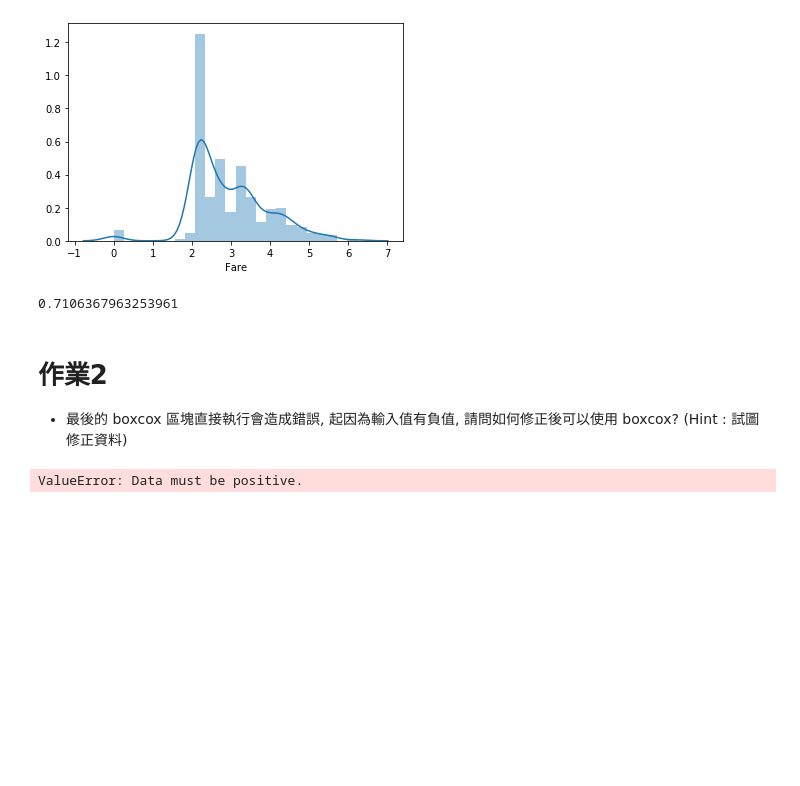
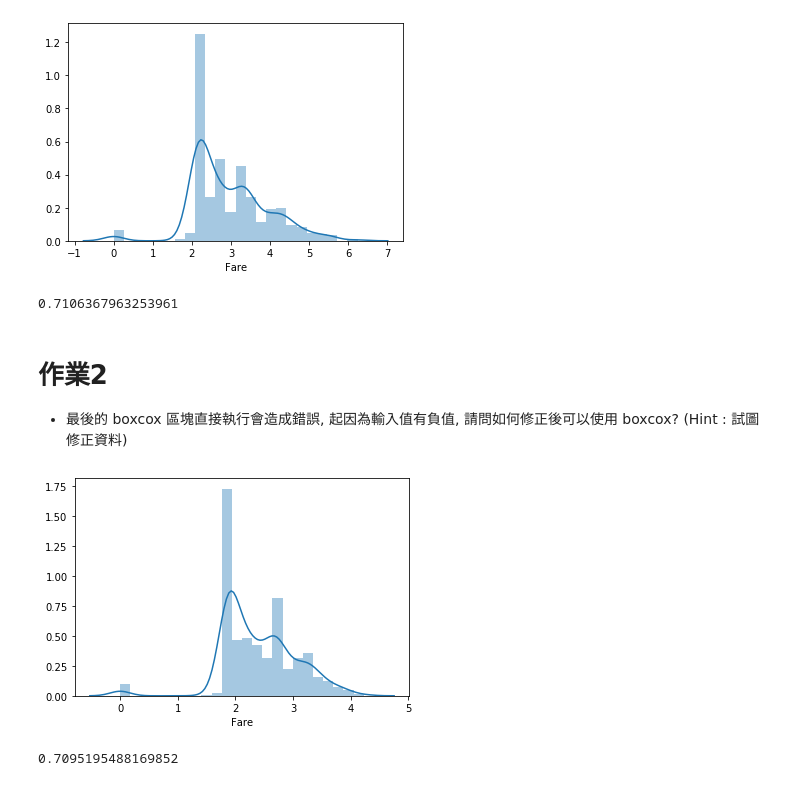
Before and after one commit to reyna168/ML100Days, a Jupyter notebook: Day_023_HW.ipynb, the cells around one changed output. Cells and saved outputs as stored; diff of their text form; code cells hidden in the pictures; blank space fills up the shorter version.

```diff
--- a/Day_023_HW.ipynb
+++ b/Day_023_HW.ipynb
@@ -98,17 +98,19 @@ cross_val_score(estimator, train_X, train_Y, cv=5).mean()
 # %%
 # 將 Fare 取 boxcox 後, 看散佈圖, 並計算分數 (執行會有 error, 請試圖修正)
 from scipy import stats
 df_fixed = copy.deepcopy(df)
 """
 Your Code Here, fix the error
 """
+df_fixed['Fare'] = df_fixed['Fare'] + 1
 df_fixed['Fare'] = stats.boxcox(df_fixed['Fare'])[0]
 sns.distplot(df_fixed['Fare'][:train_num])
 plt.show()
 
 df_fixed = MMEncoder.fit_transform(df_fixed)
 train_X = df_fixed[:train_num]
 estimator = LogisticRegression()
 cross_val_score(estimator, train_X, train_Y, cv=5).mean()
 # %% [output]
+[figure, added]
-ValueError: Data must be positive.
+0.7095195488169852
```
